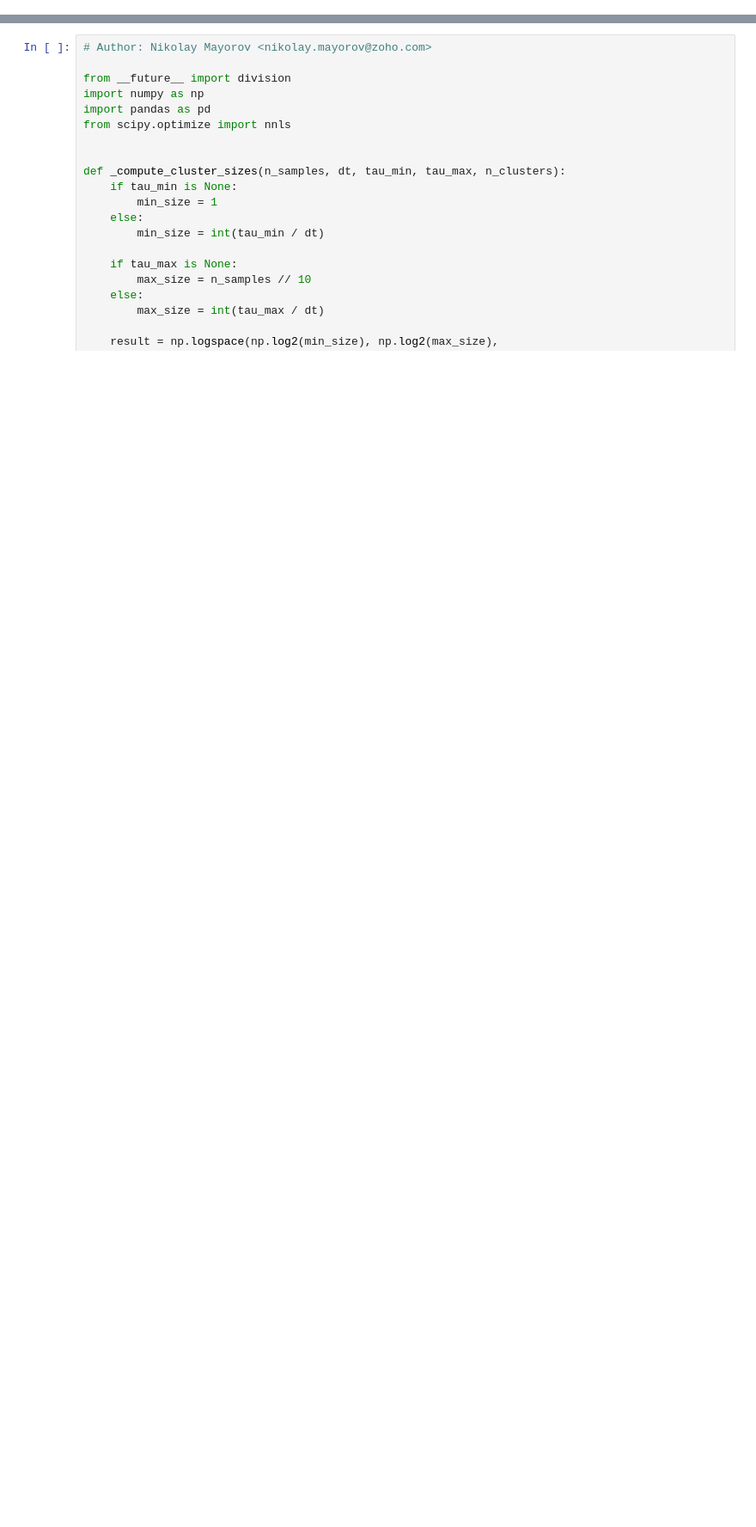
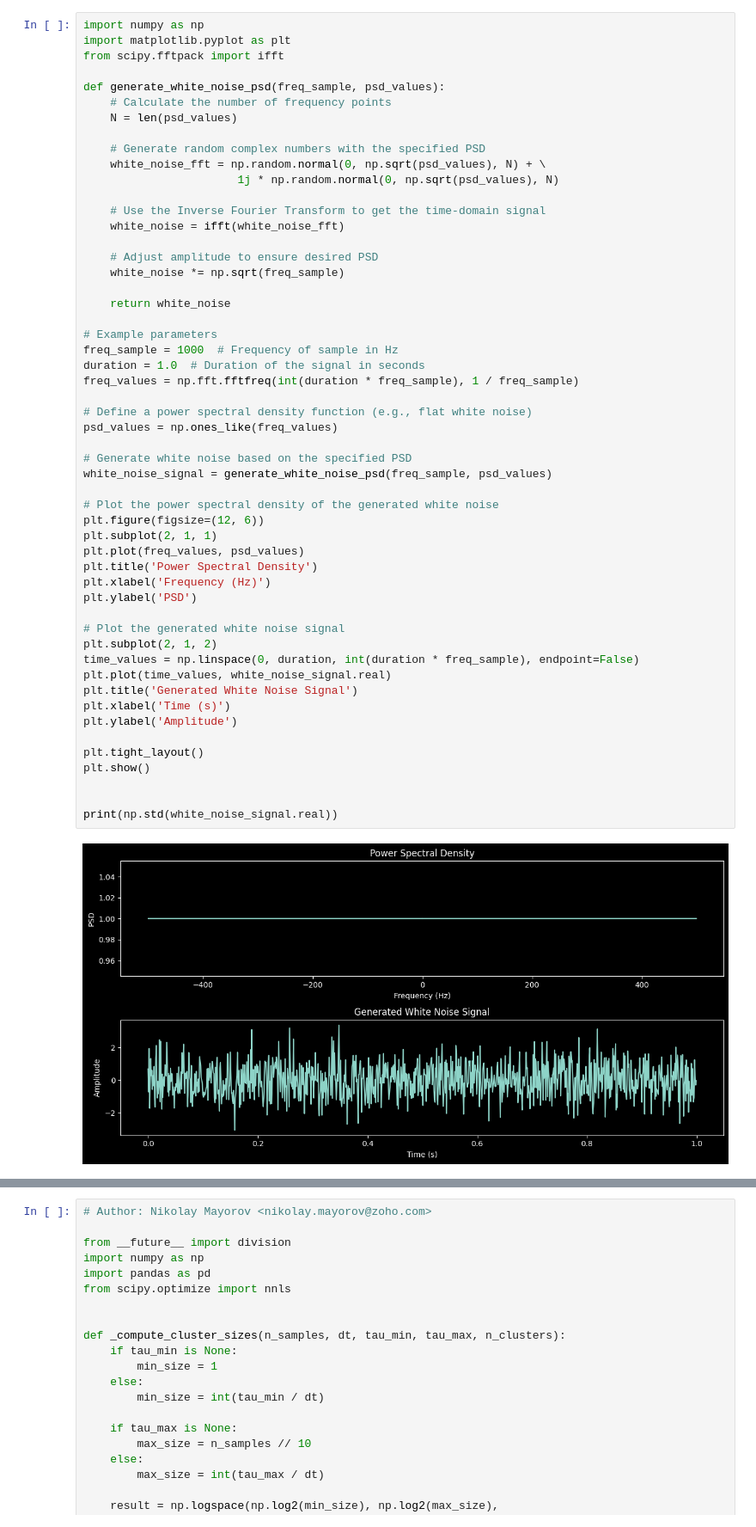
Before and after one commit to antoinebarre/firefly, a Jupyter notebook: demo/noise_modeling.ipynb, the cells around one changed output, grey strips where cells are left out. Shown at 86% size. Saved outputs shown, nothing was run; the diff lists cells and outputs as text; blank space fills up the shorter version.

```diff
--- a/demo/noise_modeling.ipynb
+++ b/demo/noise_modeling.ipynb
@@ -0,0 +7,55 @@
+# %%
+import numpy as np
+import matplotlib.pyplot as plt
+from scipy.fftpack import ifft
+
+def generate_white_noise_psd(freq_sample, psd_values):
+    # Calculate the number of frequency points
+    N = len(psd_values)
+
+    # Generate random complex numbers with the specified PSD
+    white_noise_fft = np.random.normal(0, np.sqrt(psd_values), N) + \
+                       1j * np.random.normal(0, np.sqrt(psd_values), N)
+
+    # Use the Inverse Fourier Transform to get the time-domain signal
+    white_noise = ifft(white_noise_fft)
+
+    # Adjust amplitude to ensure desired PSD
+    white_noise *= np.sqrt(freq_sample)
+
+    return white_noise
+
+# Example parameters
+freq_sample = 1000  # Frequency of sample in Hz
+duration = 1.0  # Duration of the signal in seconds
+freq_values = np.fft.fftfreq(int(duration * freq_sample), 1 / freq_sample)
+
+# Define a power spectral density function (e.g., flat white noise)
+psd_values = np.ones_like(freq_values)
+
+# Generate white noise based on the specified PSD
+white_noise_signal = generate_white_noise_psd(freq_sample, psd_values)
+
+# Plot the power spectral density of the generated white noise
+plt.figure(figsize=(12, 6))
+plt.subplot(2, 1, 1)
+plt.plot(freq_values, psd_values)
+plt.title('Power Spectral Density')
+plt.xlabel('Frequency (Hz)')
+plt.ylabel('PSD')
+
+# Plot the generated white noise signal
+plt.subplot(2, 1, 2)
+time_values = np.linspace(0, duration, int(duration * freq_sample), endpoint=False)
+plt.plot(time_values, white_noise_signal.real)
+plt.title('Generated White Noise Signal')
+plt.xlabel('Time (s)')
+plt.ylabel('Amplitude')
+
+plt.tight_layout()
+plt.show()
+
+
+print(np.std(white_noise_signal.real))
+# %% [output]
+[figure, added]
```
Also changed, not shown: parts of 16 cells of this notebook, 12 other files.
